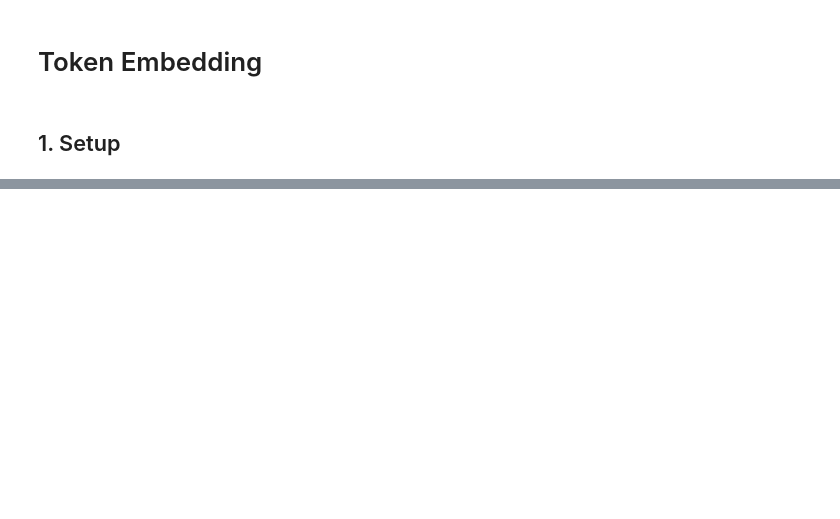
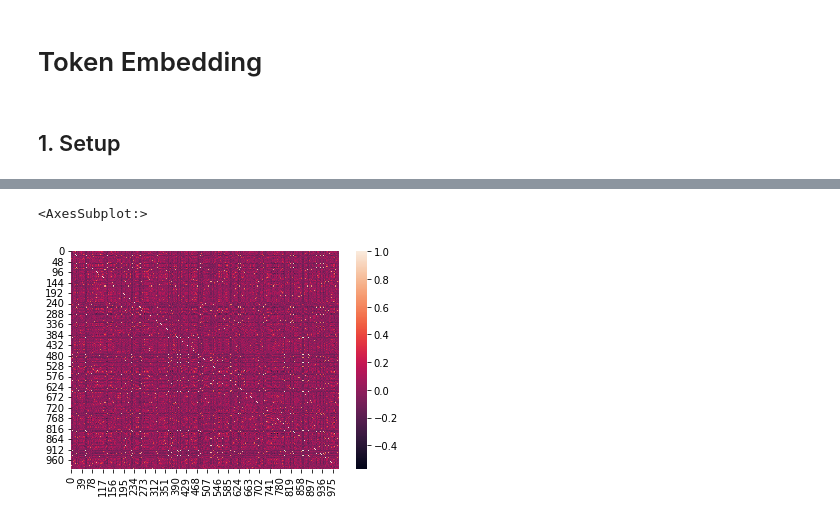
Before and after one commit to respect5716/language-model-distillation, a Jupyter notebook: notebook/01-token-embedding.ipynb, the cells around one changed output, grey strips where cells are left out. Drawn from its saved outputs; the diff is of its cells as text; code cells hidden in the pictures; blank space fills up the shorter version.

```diff
--- a/notebook/01-token-embedding.ipynb
+++ b/notebook/01-token-embedding.ipynb
@@ -157,0 +102,5 @@ tensor([1.9240e-01, 1.3758e-01, 1.1031e-01, 1.0508e-01, 1.0476e-01, 7.2238e-02,
+# %%
+sns.heatmap(cossim_db)
+# %% [output]
+<AxesSubplot:>
+[figure, added]
```
Also changed, not shown: parts of 57 cells of this notebook, 8 other files.
